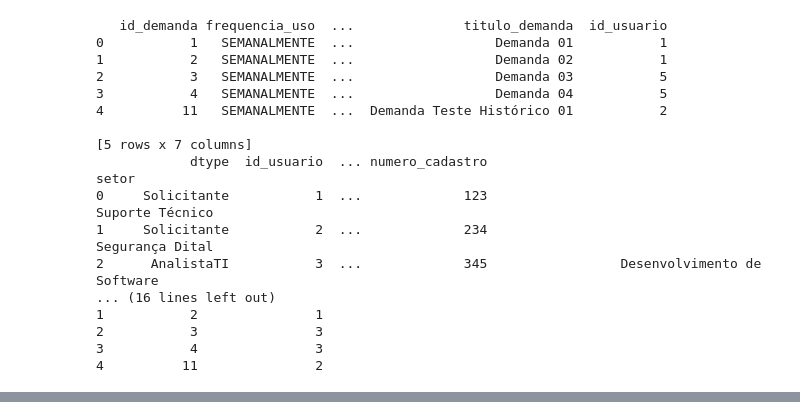
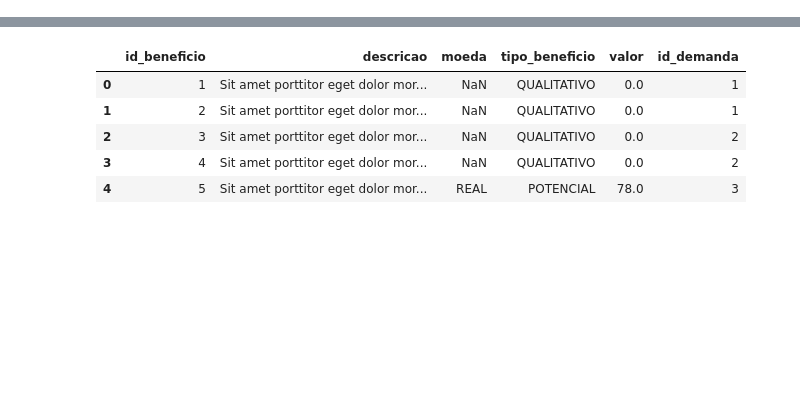
Before and after one commit to joaoHMeireles/SADEDataEngineering, a Jupyter notebook: modelos_tratamento_de_dados/tratamento_inicial.ipynb, the cells around one changed output, grey strips where cells are left out. Cells and saved outputs as stored; diff of their text form; code cells hidden in the pictures; blank space fills up the shorter version.

```diff
--- a/modelos_tratamento_de_dados/tratamento_inicial.ipynb
+++ b/modelos_tratamento_de_dados/tratamento_inicial.ipynb
@@ -9,30 +9,6 @@ usuarios = pd.read_csv("../tabelas_banco_csv/usuarios.csv", encoding='latin-1')
 CCs = pd.read_csv("../tabelas_banco_csv/centrosDeCusto.csv", encoding='latin-1')
 beneficiosDemanda = pd.read_csv("../tabelas_banco_csv/beneficiosDemanda.csv", encoding='latin-1')
 CCsDemanda = pd.read_csv("../tabelas_banco_csv/centrosDeCustoDemanda.csv", encoding='latin-1')
-
-print(demandas.head())
-print(usuarios.head())
-print(CCs.head())
-print(beneficiosDemanda.head())
-print(CCsDemanda.head())
-# %% [output]
-   id_demanda frequencia_uso  ...              titulo_demanda  id_usuario
-0           1   SEMANALMENTE  ...                  Demanda 01           1
-1           2   SEMANALMENTE  ...                  Demanda 02           1
-2           3   SEMANALMENTE  ...                  Demanda 03           5
-3           4   SEMANALMENTE  ...                  Demanda 04           5
-4          11   SEMANALMENTE  ...  Demanda Teste Histórico 01           2
-
-[5 rows x 7 columns]
-            dtype  id_usuario  ... numero_cadastro                                       setor
-0     Solicitante           1  ...             123                             Suporte Técnico
-1     Solicitante           2  ...             234                             Segurança Dital
-2      AnalistaTI           3  ...             345                 Desenvolvimento de Software
-... (16 lines left out)
-1           2               1
-2           3               3
-3           4               3
-4          11               2
 # %%
 demandas.head()
 # %% [output]
@@ -86,0 +65,9 @@ demandas.head()
+# %%
+beneficiosDemanda.head()
+# %% [output]
+|  | id_beneficio | descricao | moeda | tipo_beneficio | valor | id_demanda |
+| 0 | 1 | Sit amet porttitor eget dolor mor... | NaN | QUALITATIVO | 0.0 | 1 |
+| 1 | 2 | Sit amet porttitor eget dolor mor... | NaN | QUALITATIVO | 0.0 | 1 |
+| 2 | 3 | Sit amet porttitor eget dolor mor... | NaN | QUALITATIVO | 0.0 | 2 |
+| 3 | 4 | Sit amet porttitor eget dolor mor... | NaN | QUALITATIVO | 0.0 | 2 |
+| 4 | 5 | Sit amet porttitor eget dolor mor... | REAL | POTENCIAL | 78.0 | 3 |
```
Also changed, not shown: parts of 8 cells of this notebook.
